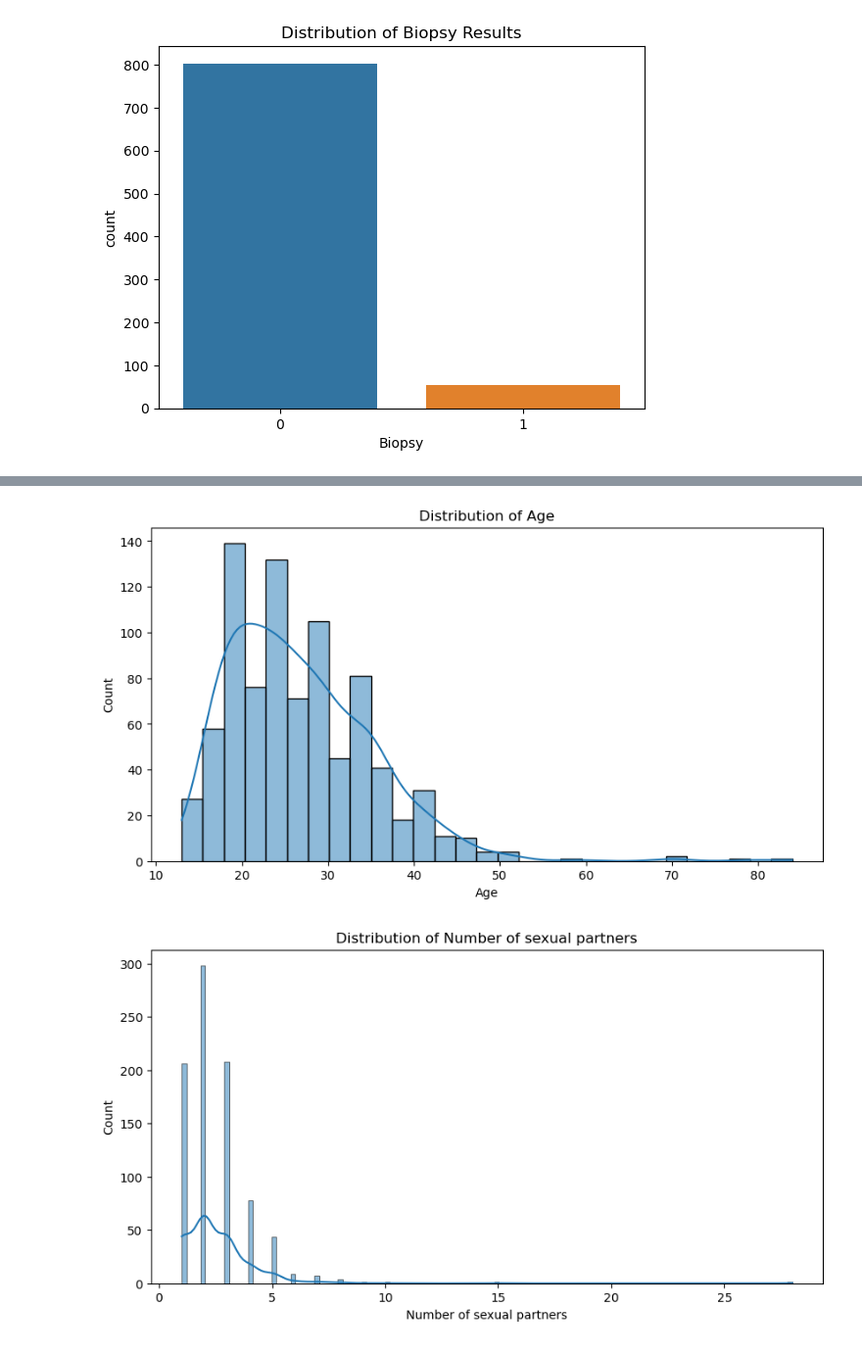
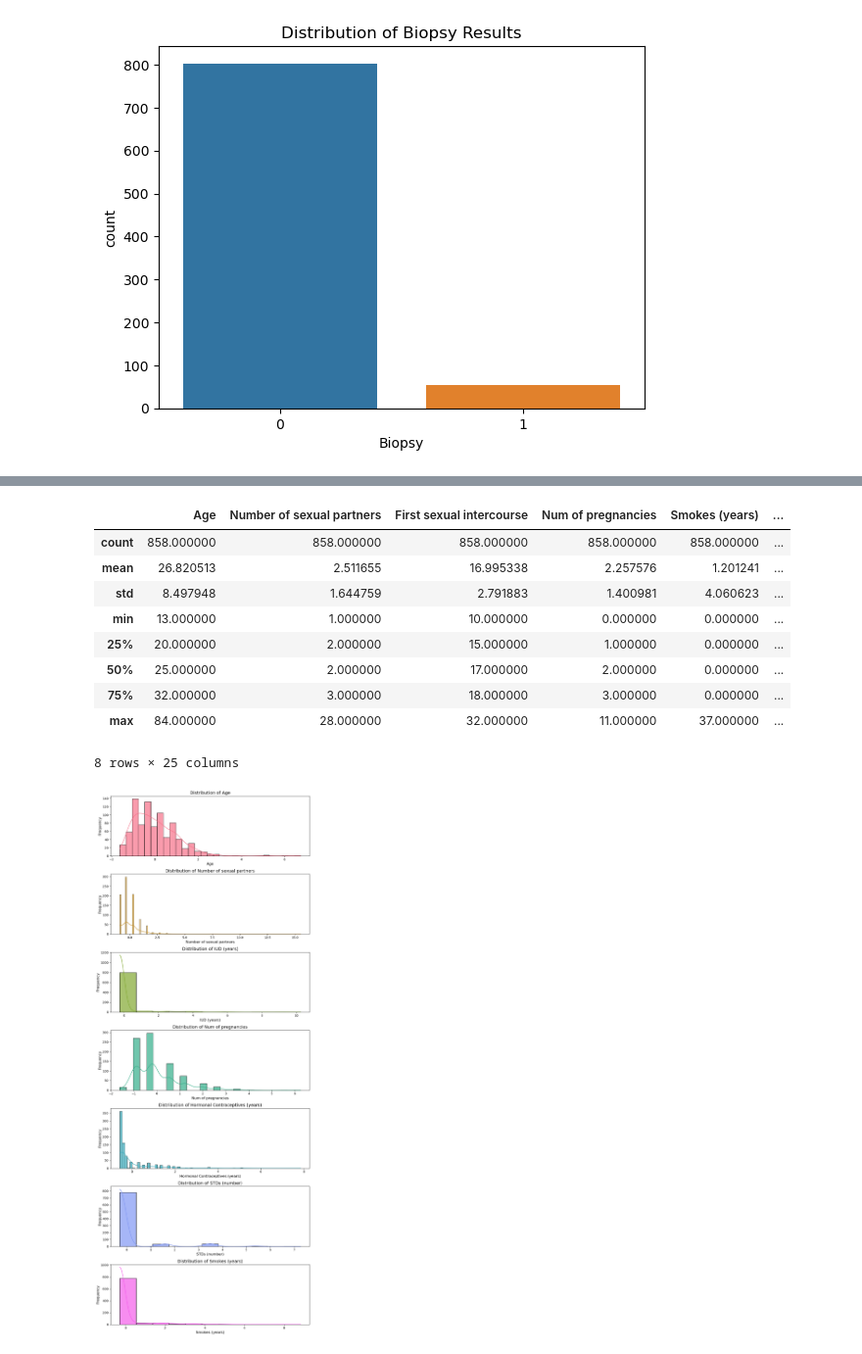
Before and after one commit to omoladd/cervical-cancer_prediction, a Jupyter notebook: cervical_prediction.ipynb, the cells around one changed output, grey strips where cells are left out. Shown: that part at 98% size. Saved outputs shown, nothing was run; the diff lists cells and outputs as text; code cells hidden in the pictures.

```diff
--- a/cervical_prediction.ipynb
+++ b/cervical_prediction.ipynb
@@ -95,2 +56,0 @@ dtype: int64
-# %%
-df.replace('?', np.nan, inplace=True)
@@ -169,0 +141,12 @@ plt.show()
+# %%
+numerical_columns = [
+    'Number of sexual partners', 'First sexual intercourse', 'Num of pregnancies', 'Smokes',
+    'Smokes (years)', 'Smokes (packs/year)', 'Hormonal Contraceptives (years)', 'IUD (years)', 'STDs',
+    'STDs (number)', 'STDs:condylomatosis', 'STDs:cervical condylomatosis', 'STDs:vaginal condylomatosis', 'STDs:vulvo-perineal condylomatosis',
+    'STDs:syphilis', 'STDs:pelvic inflammatory disease', 'STDs:genital herpes', 'STDs:molluscum contagiosum', 'STDs:AIDS', 'STDs:HIV', 'STDs:Hepatitis B',
+    'STDs:HPV', 'STDs: Time since first diagnosis', 'STDs: Time since last diagnosis',
+    ]
+
+
+for col in numerical_columns:
+    df[col] = pd.to_numeric(df[col], errors='coerce')
@@ -169,0 +156,7 @@ plt.show()
+# %%
+# Handling missing values for categorical variables
+
+df = pd.get_dummies(data = df, columns = ['Smokes','Hormonal Contraceptives','IUD','STDs',
+                                      'Dx:Cancer','Dx:CIN','Dx:HPV','Dx','Hinselmann','Citology','Schiller'])
+
+df.isnull().sum()
@@ -170,12 +181,35 @@ plt.show()
+# %%
+df.describe()
+# %% [output]
+|  | Age | Number of sexual partners | First sexual intercourse | Num of pregnancies | Smokes (years) | ... |
+| count | 858.000000 | 858.000000 | 858.000000 | 858.000000 | 858.000000 | ... |
+| mean | 26.820513 | 2.511655 | 16.995338 | 2.257576 | 1.201241 | ... |
+| std | 8.497948 | 1.644759 | 2.791883 | 1.400981 | 4.060623 | ... |
+| min | 13.000000 | 1.000000 | 10.000000 | 0.000000 | 0.000000 | ... |
+| 25% | 20.000000 | 2.000000 | 15.000000 | 1.000000 | 0.000000 | ... |
+| 50% | 25.000000 | 2.000000 | 17.000000 | 2.000000 | 0.000000 | ... |
+| 75% | 32.000000 | 3.000000 | 18.000000 | 3.000000 | 0.000000 | ... |
+| max | 84.000000 | 28.000000 | 32.000000 | 11.000000 | 37.000000 | ... |
+8 rows × 25 columns
 # %%
 # Plotting the distribution of key features
-key_features = ['Age', 'Number of sexual partners', 'IUD', 'Num of pregnancies', 'Hormonal Contraceptives']
+key_features = ['Age', 'Number of sexual partners', 'IUD (years)', 'Num of pregnancies', 'Hormonal Contraceptives (years)', 'STDs (number)', 'Smokes (years)']
+palette = sns.color_palette('husl', len(key_features))
 
-for key_feature in key_features:
-    plt.figure(figsize=(10, 5))
-    sns.histplot(df[key_feature].dropna(), kde=True)
-    plt.title(f'Distribution of {key_feature}')
-    plt.show()
+
+# Plotting the distribution of key features
+
+fig, axes = plt.subplots(len(key_features), 1, figsize=(10, 25))
+color = sns.color_palette('husl', 1)[0]
+
+for ax, key_feature, color in zip(axes, key_features, palette):
+    sns.histplot(df[key_feature].dropna(), kde=True, ax=ax, color=color, alpha=0.7)
+    ax.set_title(f'Distribution of {key_feature}', fontsize=14)
+    ax.set_xlabel(key_feature, fontsize=12)
+    ax.set_ylabel('Frequency', fontsize=12)
+
+
+plt.tight_layout()
+plt.show()
 # %% [output]
-[figure, old version]
+[figure, new version]
-[figure, removed]
```
Also changed, not shown: parts of 29 cells of this notebook.
